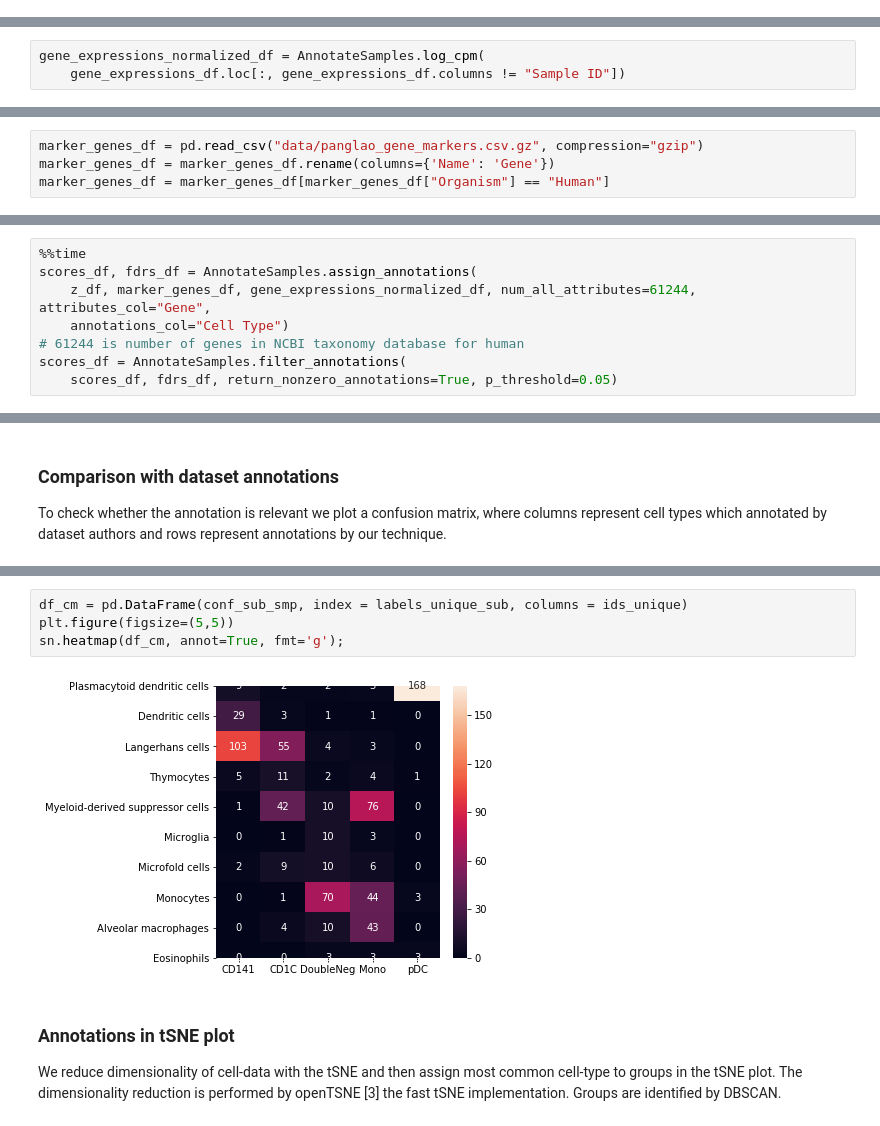
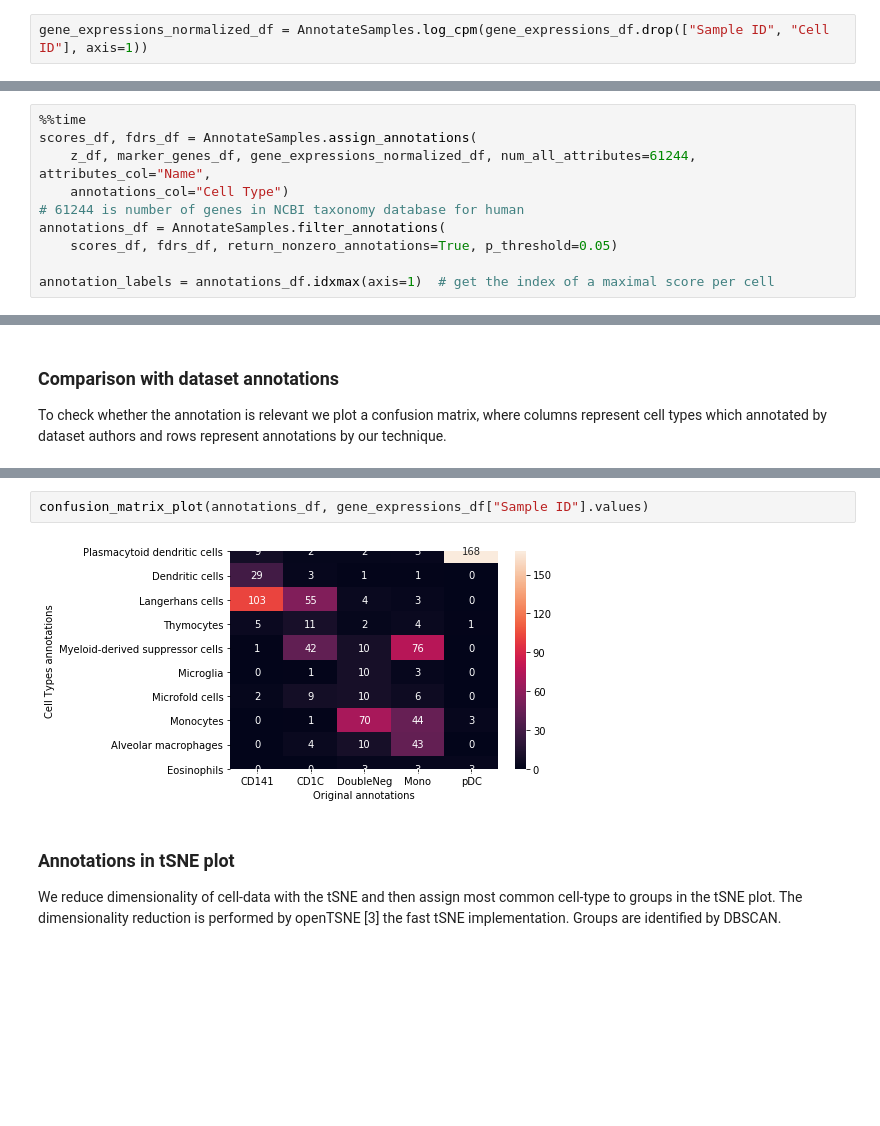
Before and after one commit to biolab/cell-annotation, a Jupyter notebook: pointannotator/examples/dendrtic_cells_annotation.ipynb, the cells around one changed output, grey strips where cells are left out. Drawn from its saved outputs; the diff is of its cells as text; blank space fills up the shorter version.

Commit message:
Notebooks updated to use new plotting functions

```diff
--- a/pointannotator/examples/dendrtic_cells_annotation.ipynb
+++ b/pointannotator/examples/dendrtic_cells_annotation.ipynb
@@ -40,3 +41,5 @@ gene_expressions_df = gene_expressions_df.loc[:, gene_expressions_df.columns !=
+# %%
+gene_expressions_normalized_df = AnnotateSamples.log_cpm(gene_expressions_df.drop(["Sample ID", "Cell ID"], axis=1))
 # %% [markdown]
 Data properties:
 # %%
@@ -50,3 +50,0 @@ Since data are not normalized yet we will first nomralize them with log CPM norm
-# %%
-gene_expressions_normalized_df = AnnotateSamples.log_cpm(
-    gene_expressions_df.loc[:, gene_expressions_df.columns != "Sample ID"])
@@ -82,4 +86,0 @@ We use marker genes from PanglaoDB. We packed marker genes in `.csv` file for ea
-# %%
-marker_genes_df = pd.read_csv("data/panglao_gene_markers.csv.gz", compression="gzip")
-marker_genes_df = marker_genes_df.rename(columns={'Name': 'Gene'})
-marker_genes_df = marker_genes_df[marker_genes_df["Organism"] == "Human"]
@@ -98,9 +93,11 @@ After the annotation scores that have a corrected p-value (FDR) below the thresh
 # %%
 %%time
 scores_df, fdrs_df = AnnotateSamples.assign_annotations(
-    z_df, marker_genes_df, gene_expressions_normalized_df, num_all_attributes=61244, attributes_col="Gene",
+    z_df, marker_genes_df, gene_expressions_normalized_df, num_all_attributes=61244, attributes_col="Name",
     annotations_col="Cell Type")
 # 61244 is number of genes in NCBI taxonomy database for human
-scores_df = AnnotateSamples.filter_annotations(
+annotations_df = AnnotateSamples.filter_annotations(
     scores_df, fdrs_df, return_nonzero_annotations=True, p_threshold=0.05)
+
+annotation_labels = annotations_df.idxmax(axis=1)  # get the index of a maximal score per cell
 # %% [output]
@@ -158,9 +132,7 @@ labels_unique_sub = np.array(labels_unique)[sel_ind]
-# %%
-df_cm = pd.DataFrame(conf_sub_smp, index = labels_unique_sub, columns = ids_unique)
-plt.figure(figsize=(5,5))
-sn.heatmap(df_cm, annot=True, fmt='g');
-# %% [output]
-[figure, removed]
+# %%
+confusion_matrix_plot(annotations_df, gene_expressions_df["Sample ID"].values)
+# %% [output]
+[figure, added]
 # %% [markdown]
 ### Annotations in tSNE plot
 
```
Also changed, not shown: parts of 28 cells of this notebook, 3 other files.
